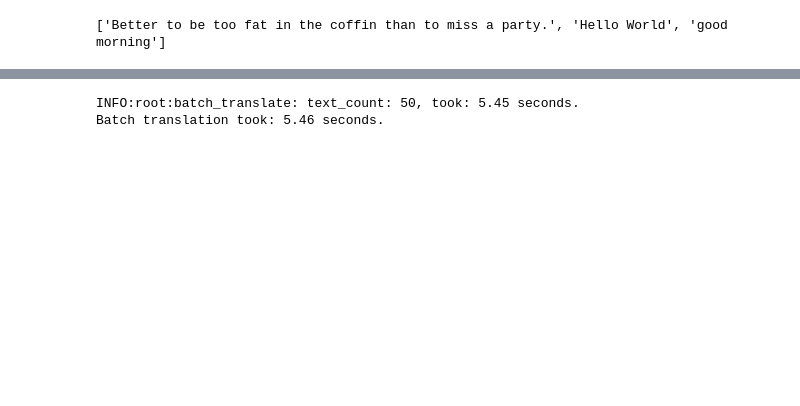
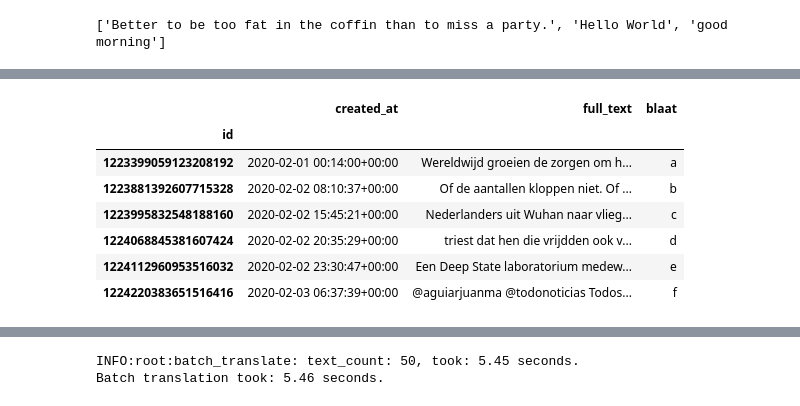
Before and after one commit to sirTomasson/SentiTweet, a Jupyter notebook: gtranslate.ipynb, the cells around one changed output, grey strips where cells are left out. Saved outputs shown, nothing was run; the diff lists cells and outputs as text; code cells hidden in the pictures; blank space fills up the shorter version.

```diff
--- a/gtranslate.ipynb
+++ b/gtranslate.ipynb
@@ -233,0 +374,15 @@ test_para_gtranslate()
+# %%
+texts = ["a", "b", "c", "d", "e", "f"]
+idx = ["1223399059123208192", "1223881392607715328"]
+
+df.loc[:, ["blaat"]] = texts
+df
+# %% [output]
+|  | created_at | full_text | blaat |
+| id |  |  |  |
+| 1223399059123208192 | 2020-02-01 00:14:00+00:00 | Wereldwijd groeien de zorgen om h... | a |
+| 1223881392607715328 | 2020-02-02 08:10:37+00:00 | Of de aantallen kloppen niet. Of ... | b |
+| 1223995832548188160 | 2020-02-02 15:45:21+00:00 | Nederlanders uit Wuhan naar vlieg... | c |
+| 1224068845381607424 | 2020-02-02 20:35:29+00:00 | triest dat hen die vrijdden ook v... | d |
+| 1224112960953516032 | 2020-02-02 23:30:47+00:00 | Een Deep State laboratorium medew... | e |
+| 1224220383651516416 | 2020-02-03 06:37:39+00:00 | @aguiarjuanma @todonoticias Todos... | f |
```
Also changed, not shown: parts of 17 cells of this notebook, 1 other file.
